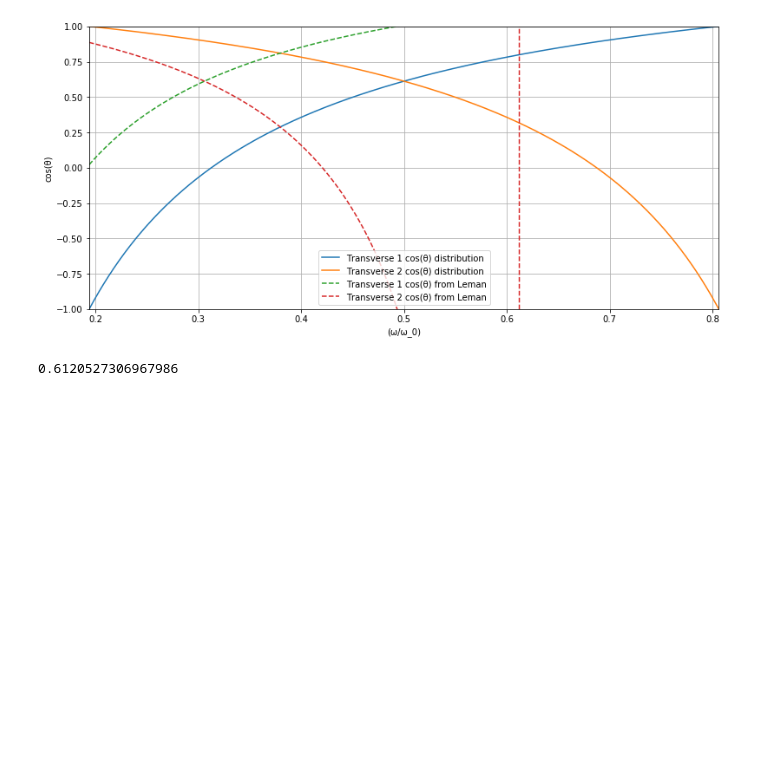
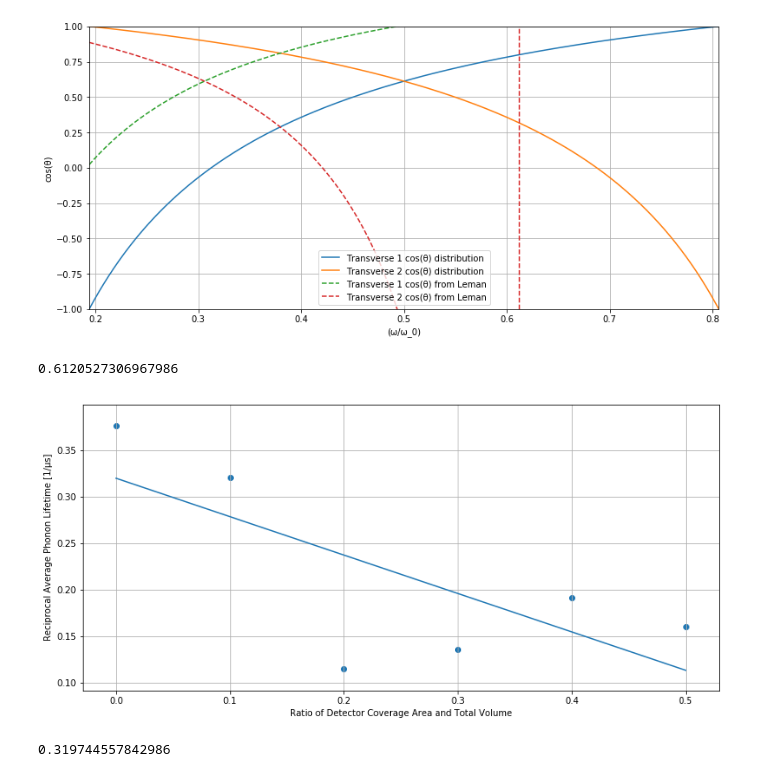
Before and after one commit to joe-singh/PhononSimulation, a Jupyter notebook: Graphs.ipynb, the cells around one changed output. Saved outputs shown, nothing was run; the diff lists cells and outputs as text; code cells hidden in the pictures; blank space fills up the shorter version.

```diff
--- a/Graphs.ipynb
+++ b/Graphs.ipynb
@@ -177,3 +179,40 @@ plt.show()
 print(1/d)
 # %% [output]
 0.6120527306967986
+# %%
+data = {}
+with open('CorrectedTimes100Longitudinal.txt', 'r') as filestream:
+    lines = filestream.readlines()
+    for line in lines:
+        currentline = line.split(",")
+        r = float(currentline[0])
+        t = float(currentline[1])
+
+        if r in data:
+            data[r] += [t]
+        else:
+            data[r] = [t]
+
+for r in data:
+    data[r] = sum(data[r])/float(len(data[r]))
+
+def linear_fit(x, a, b):
+    return a*x + b
+
+ratio, time = list(data.keys()), list(data.values())
+ratio = np.array(ratio)
+time = np.array(time)
+linear_pars, pcov = opt.curve_fit(linear_fit, ratio, time)
+plt.figure(figsize=(13,6))
+plt.scatter(ratio, time)
+plt.plot(ratio, linear_fit(ratio, *linear_pars))
+plt.grid()
+plt.xlabel("Ratio of Detector Coverage Area and Total Volume")
+plt.ylabel("Reciprocal Average Phonon Lifetime [1/µs]")
+plt.show()
+# %% [output]
+[figure, added]
+# %%
+linear_pars[1]
+# %% [output]
+0.319744557842986
```
Also changed, not shown: parts of 2 cells of this notebook, 12 other files.
